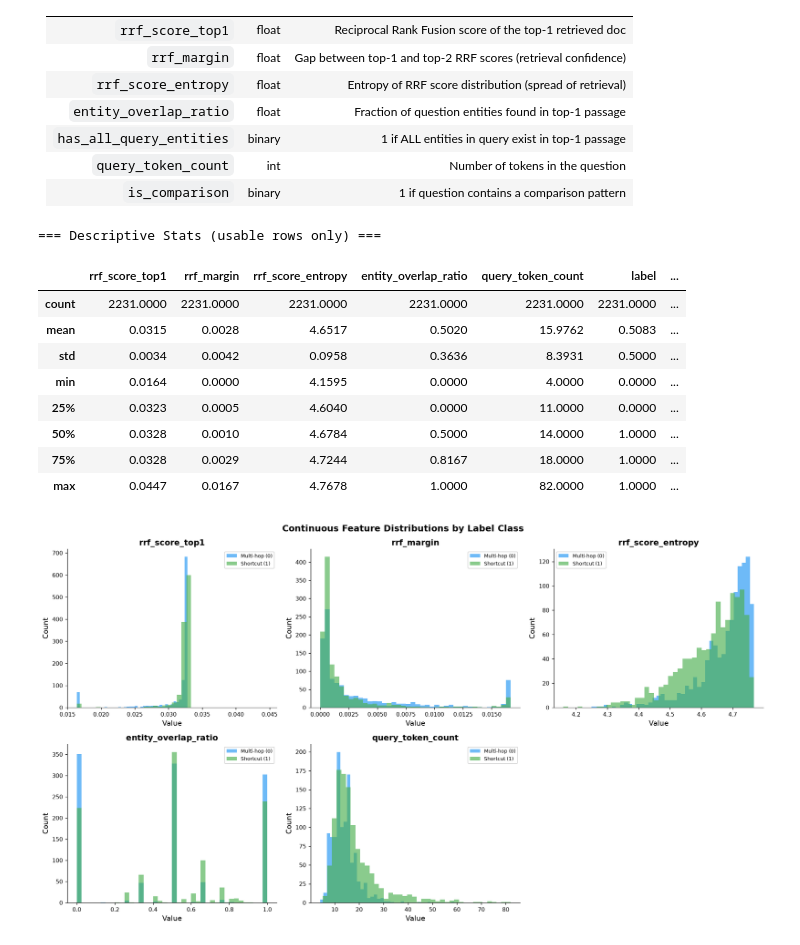
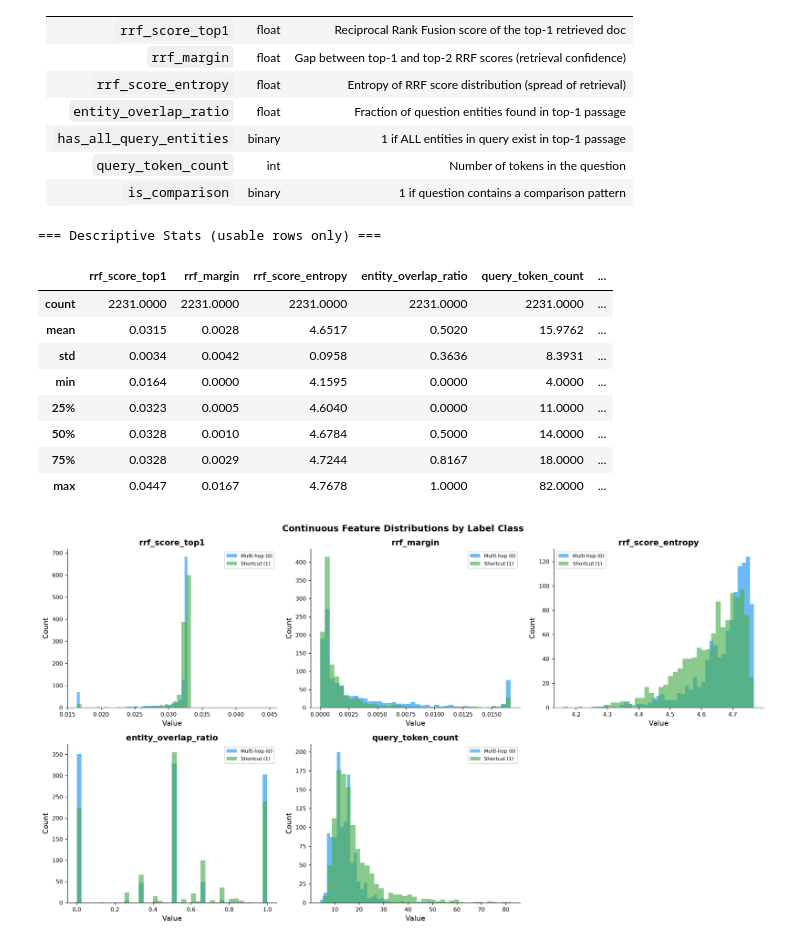
Before and after one commit to cyybxrgsouraabh/Multihop-Shortcut-Detector-Rag, a Jupyter notebook: model/ai preprocessing/eda.ipynb, the cells around one changed output. Cells and saved outputs as stored; diff of their text form; code cells hidden in the pictures.

```diff
--- a/model/ai preprocessing/eda.ipynb
+++ b/model/ai preprocessing/eda.ipynb
@@ -300,23 +300,23 @@ musique                   926            208           154
 | `query_token_count` | int | Number of tokens in the question |
 | `is_comparison` | binary | 1 if question contains a comparison pattern |
 # %%
-CONT_FEATS   = ['rrf_score_top1', 'rrf_margin', 'rrf_score_entropy', 'entity_overlap_ratio', 'query_token_count', 'label']
+CONT_FEATS   = ['rrf_score_top1', 'rrf_margin', 'rrf_score_entropy', 'entity_overlap_ratio', 'query_token_count']  # 'label' removed — it is the target, not a feature
 BIN_FEATS    = ['has_all_query_entities', 'is_comparison']
 ALL_FEATS    = CONT_FEATS + BIN_FEATS
 
 print('=== Descriptive Stats (usable rows only) ===')
 df_clean[ALL_FEATS].describe().round(4)
 # %% [output]
 === Descriptive Stats (usable rows only) ===
-|  | rrf_score_top1 | rrf_margin | rrf_score_entropy | entity_overlap_ratio | query_token_count | label | ... |
-| count | 2231.0000 | 2231.0000 | 2231.0000 | 2231.0000 | 2231.0000 | 2231.0000 | ... |
-| mean | 0.0315 | 0.0028 | 4.6517 | 0.5020 | 15.9762 | 0.5083 | ... |
-| std | 0.0034 | 0.0042 | 0.0958 | 0.3636 | 8.3931 | 0.5000 | ... |
-| min | 0.0164 | 0.0000 | 4.1595 | 0.0000 | 4.0000 | 0.0000 | ... |
-| 25% | 0.0323 | 0.0005 | 4.6040 | 0.0000 | 11.0000 | 0.0000 | ... |
-| 50% | 0.0328 | 0.0010 | 4.6784 | 0.5000 | 14.0000 | 1.0000 | ... |
-| 75% | 0.0328 | 0.0029 | 4.7244 | 0.8167 | 18.0000 | 1.0000 | ... |
-| max | 0.0447 | 0.0167 | 4.7678 | 1.0000 | 82.0000 | 1.0000 | ... |
+|  | rrf_score_top1 | rrf_margin | rrf_score_entropy | entity_overlap_ratio | query_token_count | ... |
+| count | 2231.0000 | 2231.0000 | 2231.0000 | 2231.0000 | 2231.0000 | ... |
+| mean | 0.0315 | 0.0028 | 4.6517 | 0.5020 | 15.9762 | ... |
+| std | 0.0034 | 0.0042 | 0.0958 | 0.3636 | 8.3931 | ... |
+| min | 0.0164 | 0.0000 | 4.1595 | 0.0000 | 4.0000 | ... |
+| 25% | 0.0323 | 0.0005 | 4.6040 | 0.0000 | 11.0000 | ... |
+| 50% | 0.0328 | 0.0010 | 4.6784 | 0.5000 | 14.0000 | ... |
+| 75% | 0.0328 | 0.0029 | 4.7244 | 0.8167 | 18.0000 | ... |
+| max | 0.0447 | 0.0167 | 4.7678 | 1.0000 | 82.0000 | ... |
 # %%
 # Histograms of continuous features split by label
 fig, axes = plt.subplots(2, 3, figsize=(16, 9))
```
Also changed, not shown: 3 other files.
